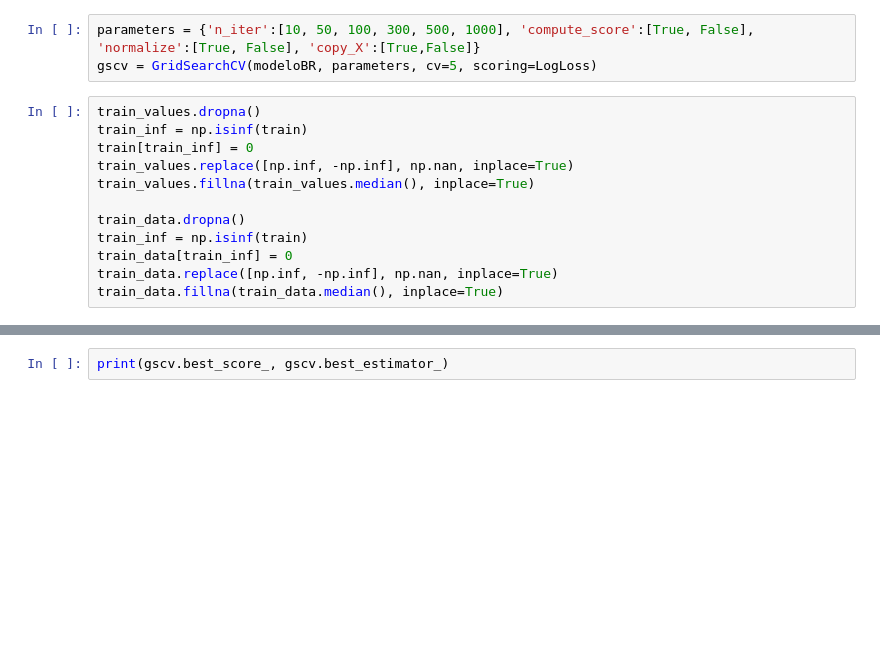
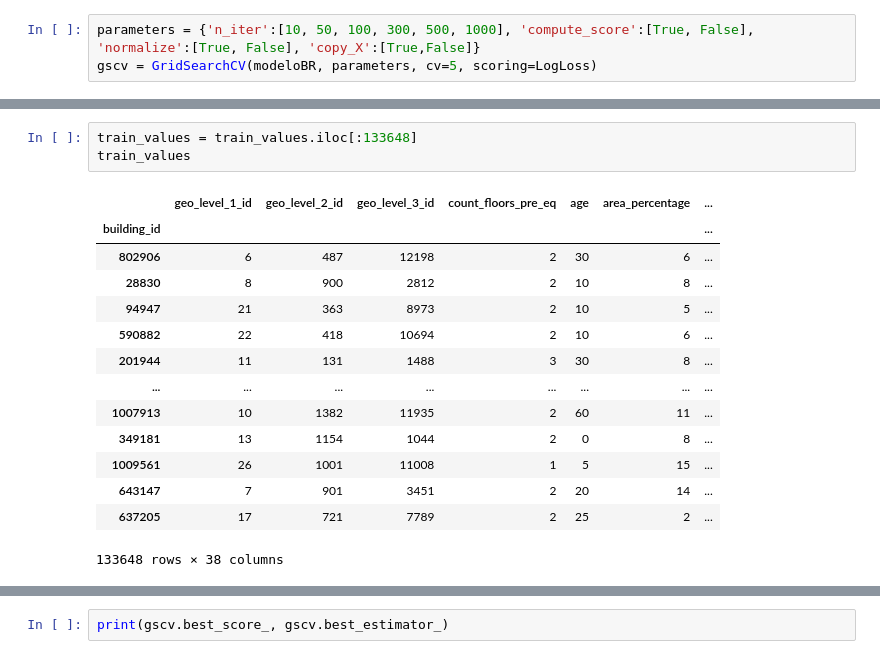
Before and after one commit to FranciscoGauna/TP-Datos-2021, a Jupyter notebook: Bayesian Ridge & LightGBM.ipynb, the cells around one changed output, grey strips where cells are left out. Drawn from its saved outputs; the diff is of its cells as text; blank space fills up the shorter version.

```diff
--- a/Bayesian Ridge & LightGBM.ipynb
+++ b/Bayesian Ridge & LightGBM.ipynb
@@ -240,15 +241,3 @@ LogLoss = make_scorer(log_loss)
 # %%
 parameters = {'n_iter':[10, 50, 100, 300, 500, 1000], 'compute_score':[True, False], 'normalize':[True, False], 'copy_X':[True,False]}
 gscv = GridSearchCV(modeloBR, parameters, cv=5, scoring=LogLoss)
-# %%
-train_values.dropna()
-train_inf = np.isinf(train)
-train[train_inf] = 0
-train_values.replace([np.inf, -np.inf], np.nan, inplace=True)
-train_values.fillna(train_values.median(), inplace=True)
-
-train_data.dropna()
-train_inf = np.isinf(train)
-train_data[train_inf] = 0
-train_data.replace([np.inf, -np.inf], np.nan, inplace=True)
-train_data.fillna(train_data.median(), inplace=True)
@@ -260,3 +261,21 @@ x = x.reshape(-1, 1)
+# %%
+train_values = train_values.iloc[:133648]
+train_values
+# %% [output]
+|  | geo_level_1_id | geo_level_2_id | geo_level_3_id | count_floors_pre_eq | age | area_percentage | ... |
+| building_id |  |  |  |  |  |  | ... |
+| 802906 | 6 | 487 | 12198 | 2 | 30 | 6 | ... |
+| 28830 | 8 | 900 | 2812 | 2 | 10 | 8 | ... |
+| 94947 | 21 | 363 | 8973 | 2 | 10 | 5 | ... |
+| 590882 | 22 | 418 | 10694 | 2 | 10 | 6 | ... |
+| 201944 | 11 | 131 | 1488 | 3 | 30 | 8 | ... |
+| ... | ... | ... | ... | ... | ... | ... | ... |
+| 1007913 | 10 | 1382 | 11935 | 2 | 60 | 11 | ... |
+| 349181 | 13 | 1154 | 1044 | 2 | 0 | 8 | ... |
+| 1009561 | 26 | 1001 | 11008 | 1 | 5 | 15 | ... |
+| 643147 | 7 | 901 | 3451 | 2 | 20 | 14 | ... |
+| 637205 | 17 | 721 | 7789 | 2 | 25 | 2 | ... |
+133648 rows × 38 columns
 # %%
 gscv.fit(train_data, train_values)
 # %% [output]
```
Also changed, not shown: parts of 13 cells of this notebook.
